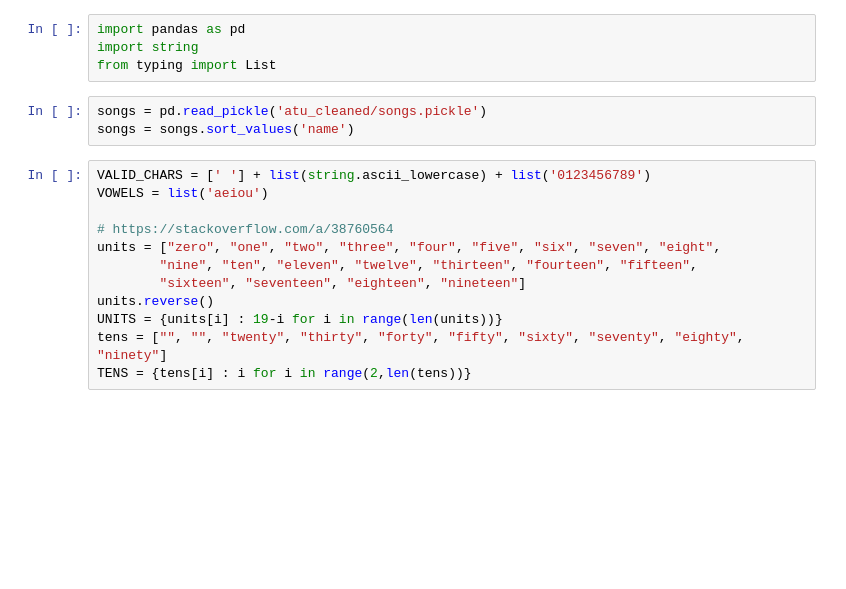
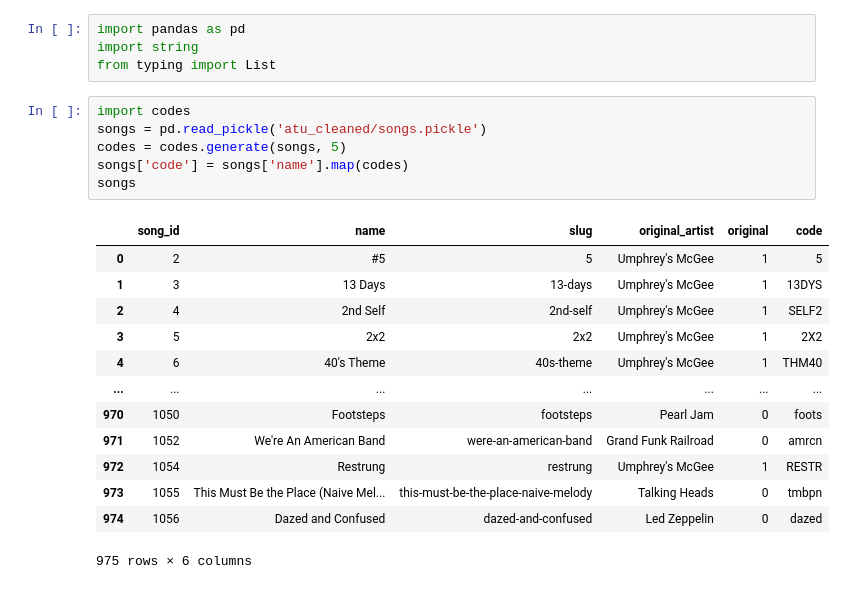
Before and after one commit to henryrobbins/umphbase, a Jupyter notebook: song_codes.ipynb, the cells around one changed output. Saved outputs shown, nothing was run; the diff lists cells and outputs as text; blank space fills up the shorter version.

```diff
--- a/song_codes.ipynb
+++ b/song_codes.ipynb
@@ -3,17 +3,22 @@ import pandas as pd
 import string
 from typing import List
 # %%
+import codes
 songs = pd.read_pickle('atu_cleaned/songs.pickle')
-songs = songs.sort_values('name')
+codes = codes.generate(songs, 5)
+songs['code'] = songs['name'].map(codes)
+songs
+# %% [output]
+|  | song_id | name | slug | original_artist | original | code |
+| 0 | 2 | #5 | 5 | Umphrey's McGee | 1 | 5 |
+| 1 | 3 | 13 Days | 13-days | Umphrey's McGee | 1 | 13DYS |
+| 2 | 4 | 2nd Self | 2nd-self | Umphrey's McGee | 1 | SELF2 |
+| 3 | 5 | 2x2 | 2x2 | Umphrey's McGee | 1 | 2X2 |
+| 4 | 6 | 40's Theme | 40s-theme | Umphrey's McGee | 1 | THM40 |
+| ... | ... | ... | ... | ... | ... | ... |
+| 970 | 1050 | Footsteps | footsteps | Pearl Jam | 0 | foots |
+| 971 | 1052 | We're An American Band | were-an-american-band | Grand Funk Railroad | 0 | amrcn |
+| 972 | 1054 | Restrung | restrung | Umphrey's McGee | 1 | RESTR |
+| 973 | 1055 | This Must Be the Place (Naive Mel... | this-must-be-the-place-naive-melody | Talking Heads | 0 | tmbpn |
+| 974 | 1056 | Dazed and Confused | dazed-and-confused | Led Zeppelin | 0 | dazed |
+975 rows × 6 columns
-# %%
-VALID_CHARS = [' '] + list(string.ascii_lowercase) + list('0123456789')
-VOWELS = list('aeiou')
-
-# https://stackoverflow.com/a/38760564
-units = ["zero", "one", "two", "three", "four", "five", "six", "seven", "eight",
-        "nine", "ten", "eleven", "twelve", "thirteen", "fourteen", "fifteen",
-        "sixteen", "seventeen", "eighteen", "nineteen"]
-units.reverse()
-UNITS = {units[i] : 19-i for i in range(len(units))}
-tens = ["", "", "twenty", "thirty", "forty", "fifty", "sixty", "seventy", "eighty", "ninety"]
-TENS = {tens[i] : i for i in range(2,len(tens))}
```
Also changed, not shown: parts of 8 cells of this notebook, 1 other file.
